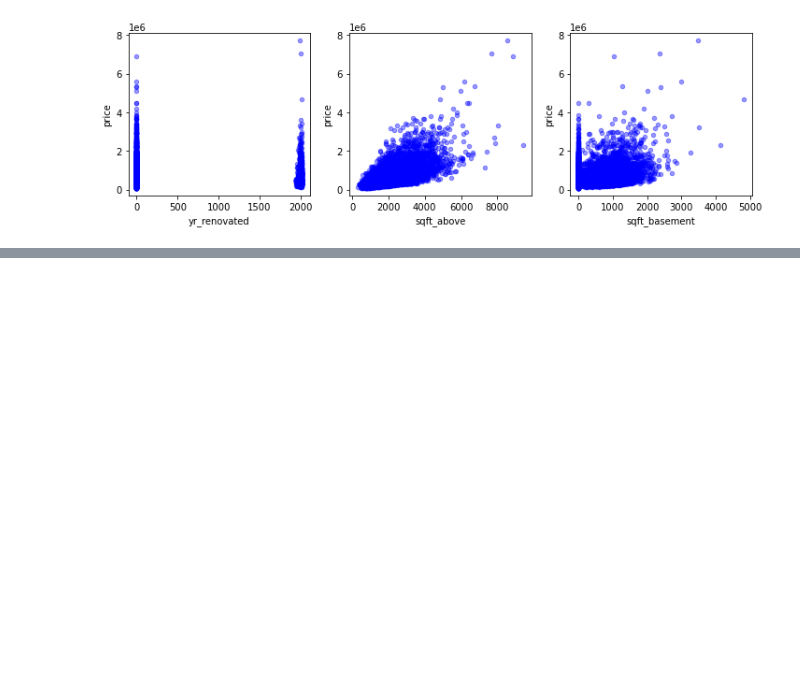
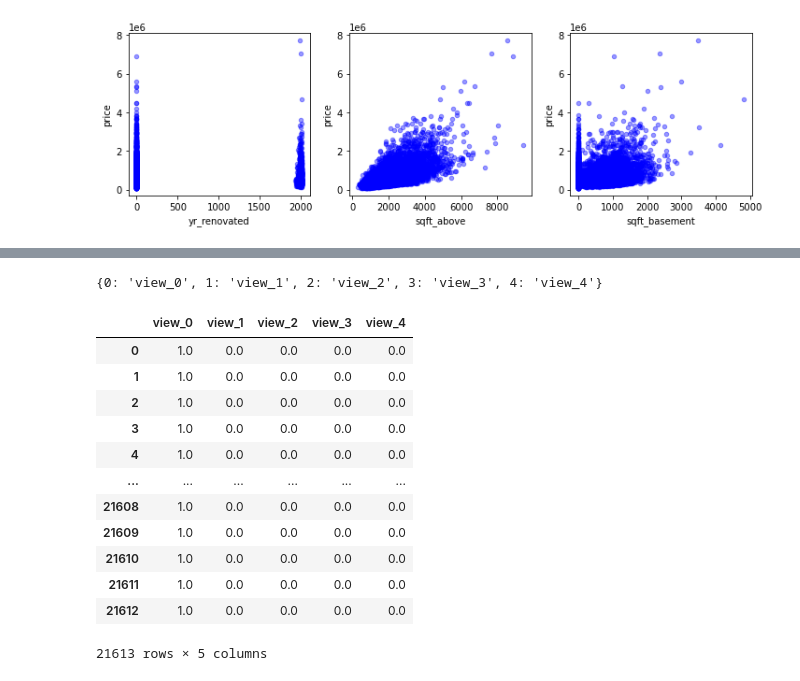
Before and after one commit to rahulakrish/linear_regression, a Jupyter notebook: phase2_project.ipynb, the cells around one changed output, grey strips where cells are left out. Drawn from its saved outputs; the diff is of its cells as text; code cells hidden in the pictures; blank space fills up the shorter version.

```diff
--- a/phase2_project.ipynb
+++ b/phase2_project.ipynb
@@ -77,0 +192,25 @@ for xcol, ax in zip(['yr_renovated','sqft_above','sqft_basement'], axes):
+# %%
+# creating new names for the columns
+old_names = view_encoded_df.columns
+new_names = ['view_0', 'view_1', 'view_2', 'view_3', 'view_4']
+names = dict(zip(old_names, new_names))
+# %% [output]
+{0: 'view_0', 1: 'view_1', 2: 'view_2', 3: 'view_3', 4: 'view_4'}
+# %%
+# renaming the columns so better readability
+view_encoded_df.rename(columns=names,inplace=True)
+view_encoded_df
+# %% [output]
+|  | view_0 | view_1 | view_2 | view_3 | view_4 |
+| 0 | 1.0 | 0.0 | 0.0 | 0.0 | 0.0 |
+| 1 | 1.0 | 0.0 | 0.0 | 0.0 | 0.0 |
+| 2 | 1.0 | 0.0 | 0.0 | 0.0 | 0.0 |
+| 3 | 1.0 | 0.0 | 0.0 | 0.0 | 0.0 |
+| 4 | 1.0 | 0.0 | 0.0 | 0.0 | 0.0 |
+| ... | ... | ... | ... | ... | ... |
+| 21608 | 1.0 | 0.0 | 0.0 | 0.0 | 0.0 |
+| 21609 | 1.0 | 0.0 | 0.0 | 0.0 | 0.0 |
+| 21610 | 1.0 | 0.0 | 0.0 | 0.0 | 0.0 |
+| 21611 | 1.0 | 0.0 | 0.0 | 0.0 | 0.0 |
+| 21612 | 1.0 | 0.0 | 0.0 | 0.0 | 0.0 |
+21613 rows × 5 columns
```
Also changed, not shown: parts of 29 cells of this notebook.
